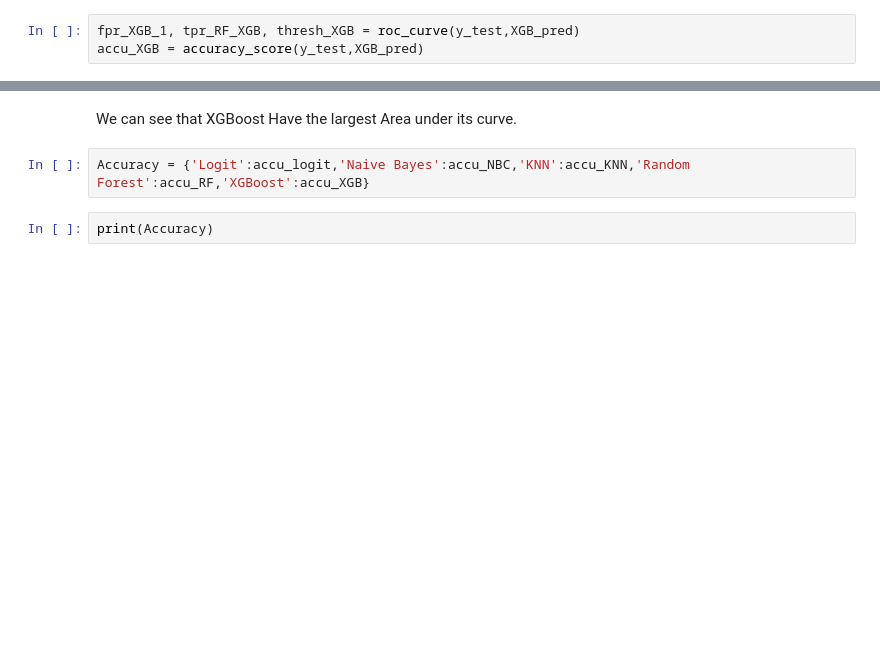
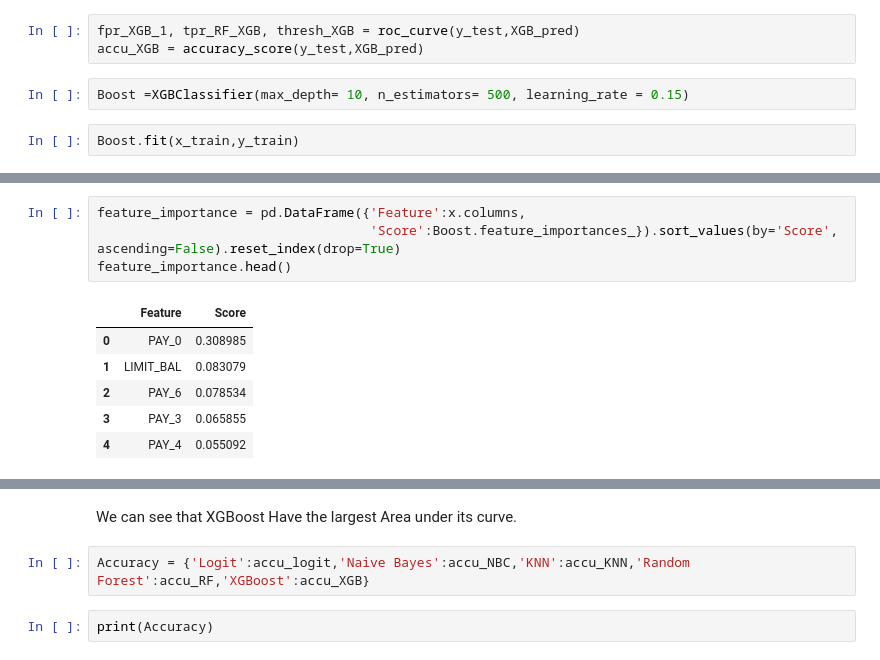
Before and after one commit to SaamarthMeston/Capstone-Project-3---Credit-card-default, a Jupyter notebook: Capston_project_3_(Credit_car_default_prediction).ipynb, the cells around one changed output, grey strips where cells are left out. Saved outputs shown, nothing was run; the diff lists cells and outputs as text; blank space fills up the shorter version.

```diff
--- a/Capston_project_3_(Credit_car_default_prediction).ipynb
+++ b/Capston_project_3_(Credit_car_default_prediction).ipynb
@@ -698,3 +733,7 @@ plt.show()
 # %%
 fpr_XGB_1, tpr_RF_XGB, thresh_XGB = roc_curve(y_test,XGB_pred)
 accu_XGB = accuracy_score(y_test,XGB_pred)
+# %%
+Boost =XGBClassifier(max_depth= 10, n_estimators= 500, learning_rate = 0.15)
+# %%
+Boost.fit(x_train,y_train)
@@ -700,0 +752,11 @@ accu_XGB = accuracy_score(y_test,XGB_pred)
+# %%
+feature_importance = pd.DataFrame({'Feature':x.columns,
+                                   'Score':Boost.feature_importances_}).sort_values(by='Score', ascending=False).reset_index(drop=True)
+feature_importance.head()
+# %% [output]
+|  | Feature | Score |
+| 0 | PAY_0 | 0.308985 |
+| 1 | LIMIT_BAL | 0.083079 |
+| 2 | PAY_6 | 0.078534 |
+| 3 | PAY_3 | 0.065855 |
+| 4 | PAY_4 | 0.055092 |
```
Also changed, not shown: parts of 99 cells of this notebook.
